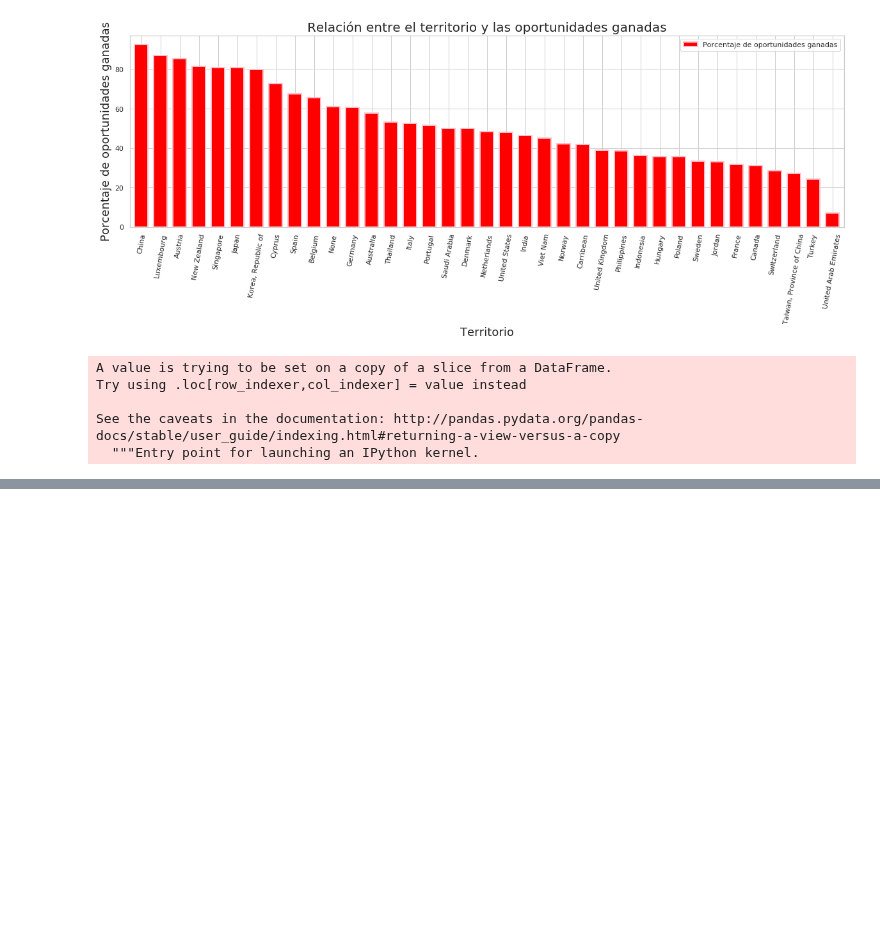
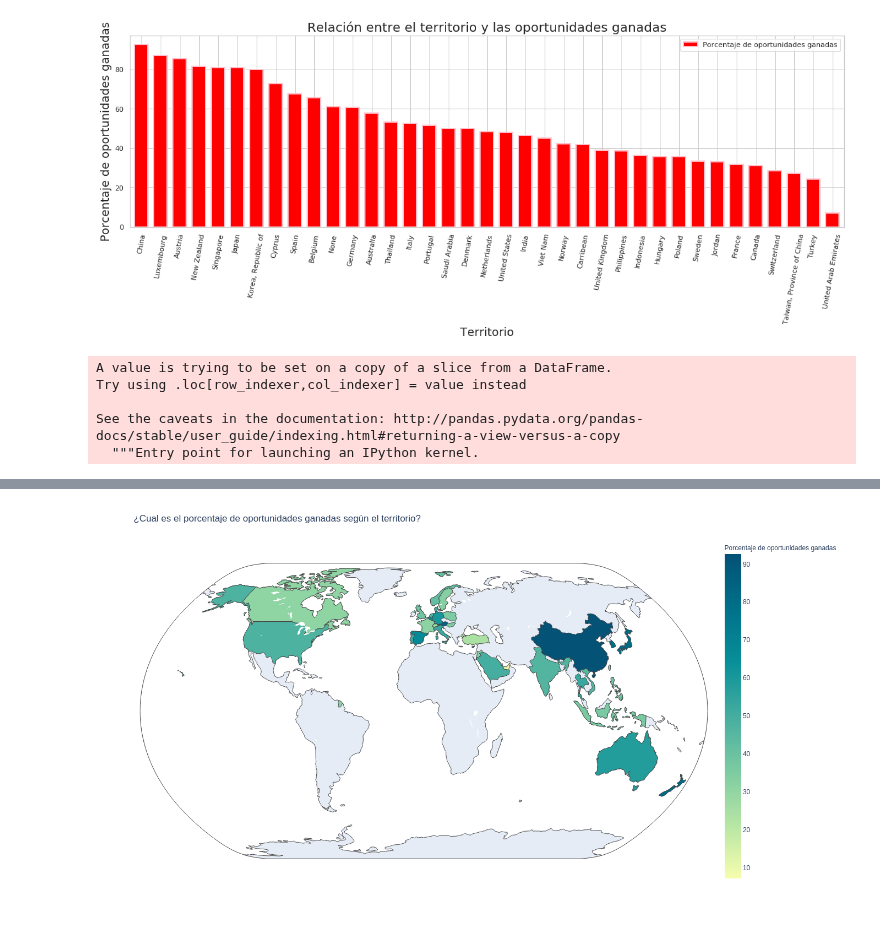
Before and after one commit to germanbc/Organizacion-de-Datos-2c2020-TP1, a Jupyter notebook: Visu Challenge.ipynb, the cells around one changed output, grey strips where cells are left out. Drawn from its saved outputs; the diff is of its cells as text; code cells hidden in the pictures; blank space fills up the shorter version.

Commit message:
Probando si mi visu ahora si se ve en github

```diff
--- a/Visu Challenge.ipynb
+++ b/Visu Challenge.ipynb
@@ -130,6 +131,7 @@ fig.update_layout(
     title_text = '¿Cual es el porcentaje de oportunidades ganadas según el territorio?'
 )
 fig.update_geos(projection_type="natural earth")
-fig.show()
+#fig.show()
 fig.write_image("visu.png",width=1366,height= 768)
+Image("visu.png")
 # %% [output]
@@ -137,0 +138 @@ fig.write_image("visu.png",width=1366,height= 768)
+[figure, added]
```
Also changed, not shown: parts of 2 cells of this notebook.
